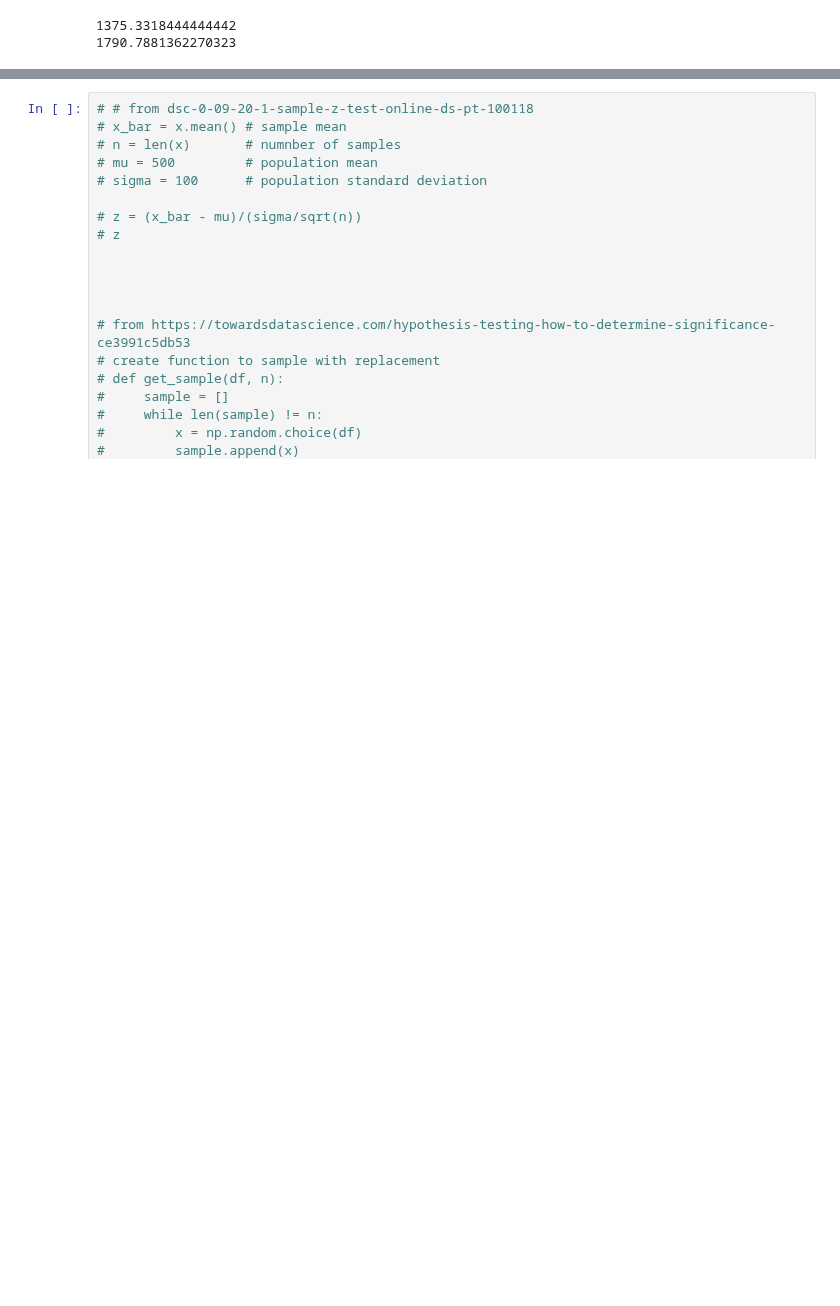
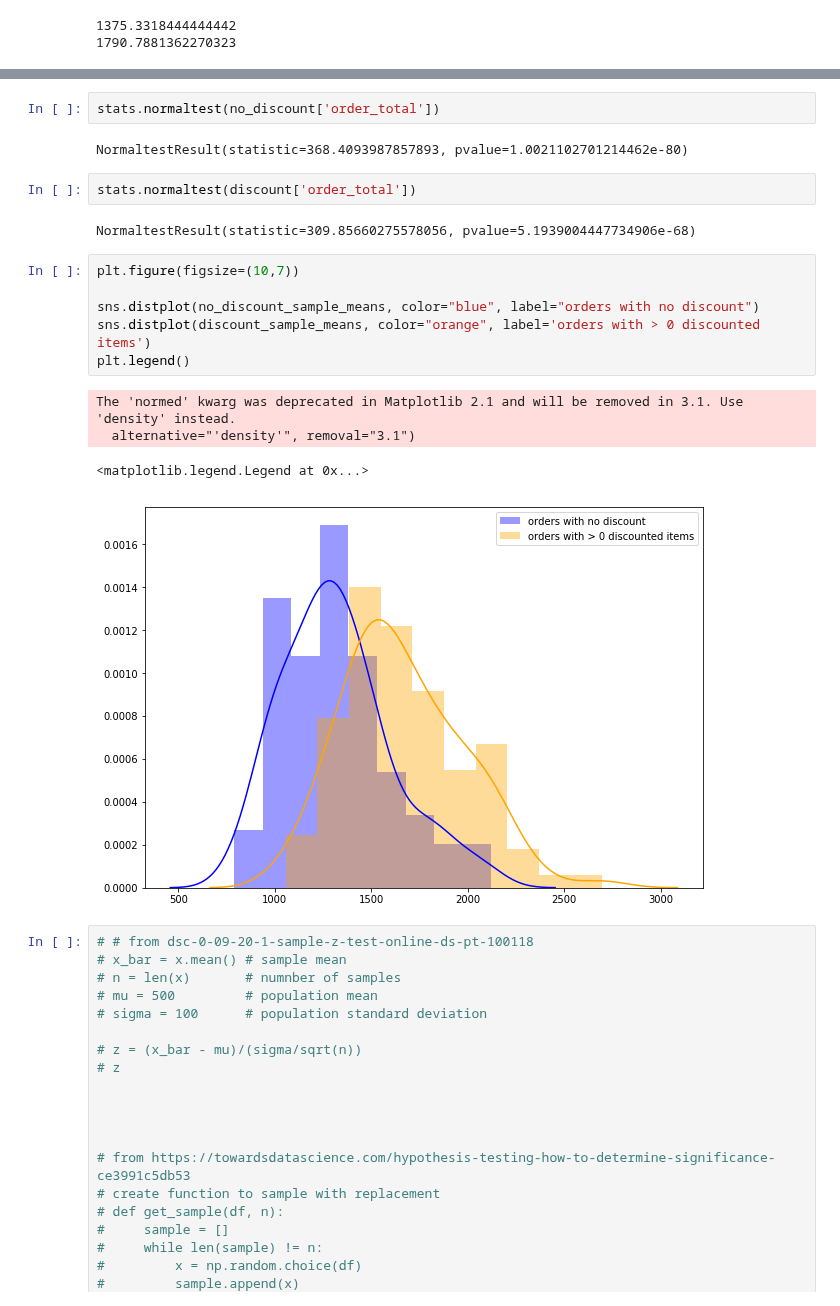
Before and after one commit to giorosati/dsc-2-final-project-online-ds-pt-100118, a Jupyter notebook: module2project.ipynb, the cells around one changed output, grey strips where cells are left out. Saved outputs shown, nothing was run; the diff lists cells and outputs as text; blank space fills up the shorter version.

```diff
--- a/module2project.ipynb
+++ b/module2project.ipynb
@@ -1009,3 +1012,22 @@ P-value: 0.0
+# %%
+stats.normaltest(no_discount['order_total'])
+# %% [output]
+NormaltestResult(statistic=368.4093987857893, pvalue=1.0021102701214462e-80)
+# %%
+stats.normaltest(discount['order_total'])
+# %% [output]
+NormaltestResult(statistic=309.85660275578056, pvalue=5.1939004447734906e-68)
+# %%
+plt.figure(figsize=(10,7))
+
+sns.distplot(no_discount_sample_means, color="blue", label="orders with no discount")
+sns.distplot(discount_sample_means, color="orange", label='orders with > 0 discounted items')
+plt.legend()
+# %% [output]
+The 'normed' kwarg was deprecated in Matplotlib 2.1 and will be removed in 3.1. Use 'density' instead.
+  alternative="'density'", removal="3.1")
+<matplotlib.legend.Legend at 0x...>
+[figure, added]
 # %%
 # # from dsc-0-09-20-1-sample-z-test-online-ds-pt-100118
 # x_bar = x.mean() # sample mean
```
Also changed, not shown: parts of 1 cell of this notebook.
